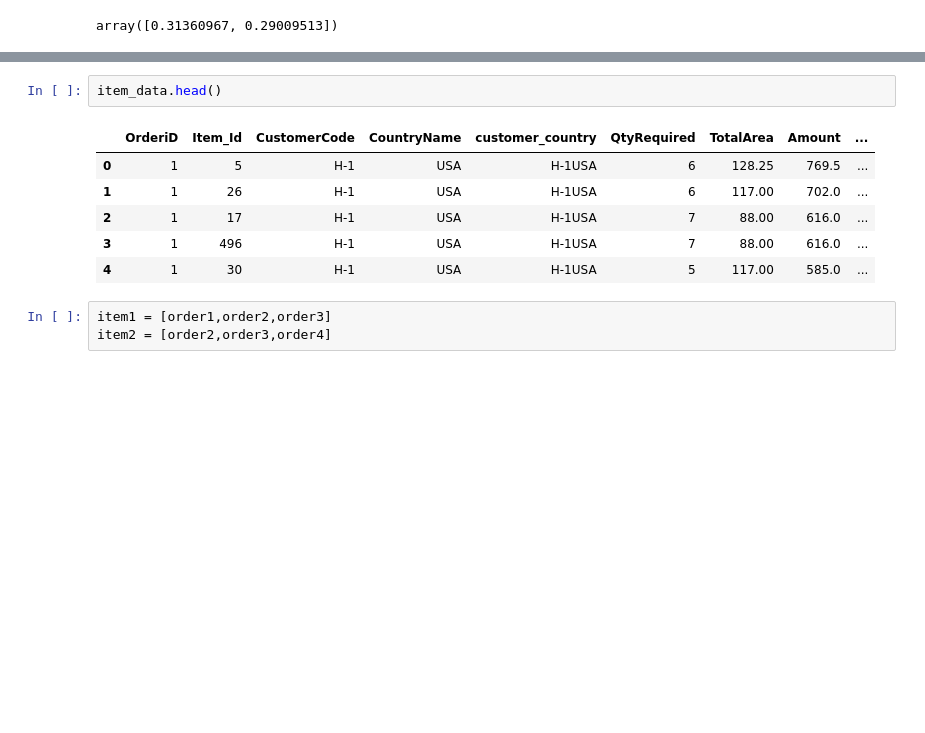
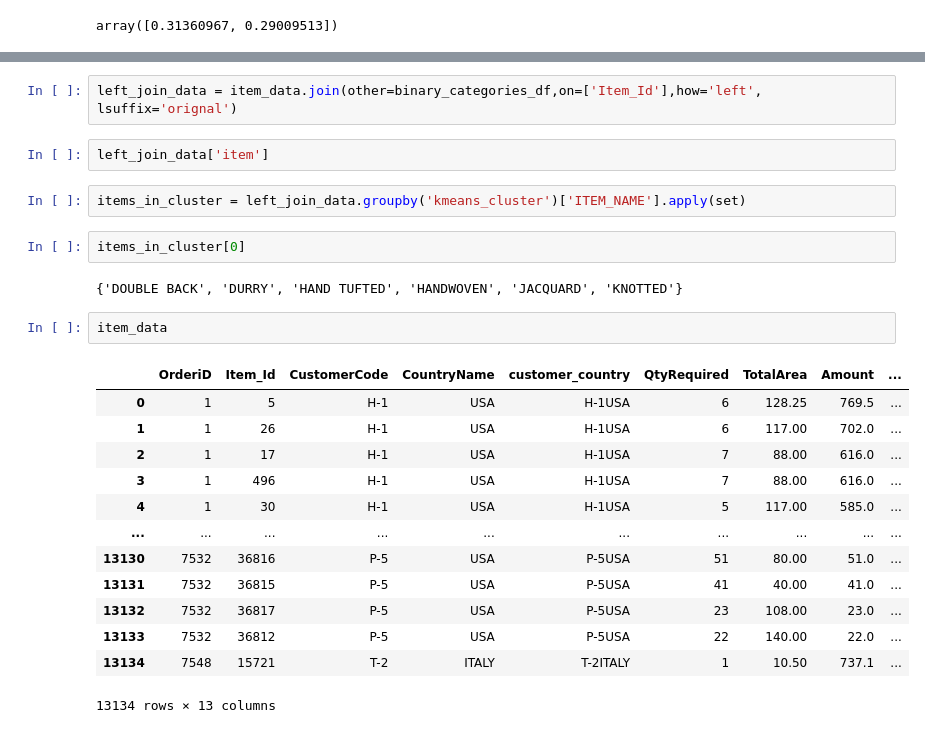
Before and after one commit to kanishkkg/ampba_24_group18_term2, a Jupyter notebook: ml_ul/GR_18_MLUL1_group18_Products.ipynb, the cells around one changed output, grey strips where cells are left out. Drawn from its saved outputs; the diff is of its cells as text; blank space fills up the shorter version.

```diff
--- a/ml_ul/GR_18_MLUL1_group18_Products.ipynb
+++ b/ml_ul/GR_18_MLUL1_group18_Products.ipynb
@@ -242,12 +551,26 @@ plt.show()
+# %%
+left_join_data = item_data.join(other=binary_categories_df,on=['Item_Id'],how='left', lsuffix='orignal')
+# %%
+left_join_data['item']
+# %%
+items_in_cluster = left_join_data.groupby('kmeans_cluster')['ITEM_NAME'].apply(set)
+# %%
+items_in_cluster[0]
+# %% [output]
+{'DOUBLE BACK', 'DURRY', 'HAND TUFTED', 'HANDWOVEN', 'JACQUARD', 'KNOTTED'}
 # %%
-item_data.head()
+item_data
 # %% [output]
 |  | OrderiD | Item_Id | CustomerCode | CountryName | customer_country | QtyRequired | TotalArea | Amount | ... |
 | 0 | 1 | 5 | H-1 | USA | H-1USA | 6 | 128.25 | 769.5 | ... |
 | 1 | 1 | 26 | H-1 | USA | H-1USA | 6 | 117.00 | 702.0 | ... |
 | 2 | 1 | 17 | H-1 | USA | H-1USA | 7 | 88.00 | 616.0 | ... |
 | 3 | 1 | 496 | H-1 | USA | H-1USA | 7 | 88.00 | 616.0 | ... |
 | 4 | 1 | 30 | H-1 | USA | H-1USA | 5 | 117.00 | 585.0 | ... |
+| ... | ... | ... | ... | ... | ... | ... | ... | ... | ... |
+| 13130 | 7532 | 36816 | P-5 | USA | P-5USA | 51 | 80.00 | 51.0 | ... |
+| 13131 | 7532 | 36815 | P-5 | USA | P-5USA | 41 | 40.00 | 41.0 | ... |
+| 13132 | 7532 | 36817 | P-5 | USA | P-5USA | 23 | 108.00 | 23.0 | ... |
+| 13133 | 7532 | 36812 | P-5 | USA | P-5USA | 22 | 140.00 | 22.0 | ... |
+| 13134 | 7548 | 15721 | T-2 | ITALY | T-2ITALY | 1 | 10.50 | 737.1 | ... |
+13134 rows × 13 columns
-# %%
-item1 = [order1,order2,order3]
-item2 = [order2,order3,order4]
```
Also changed, not shown: parts of 41 cells of this notebook.
